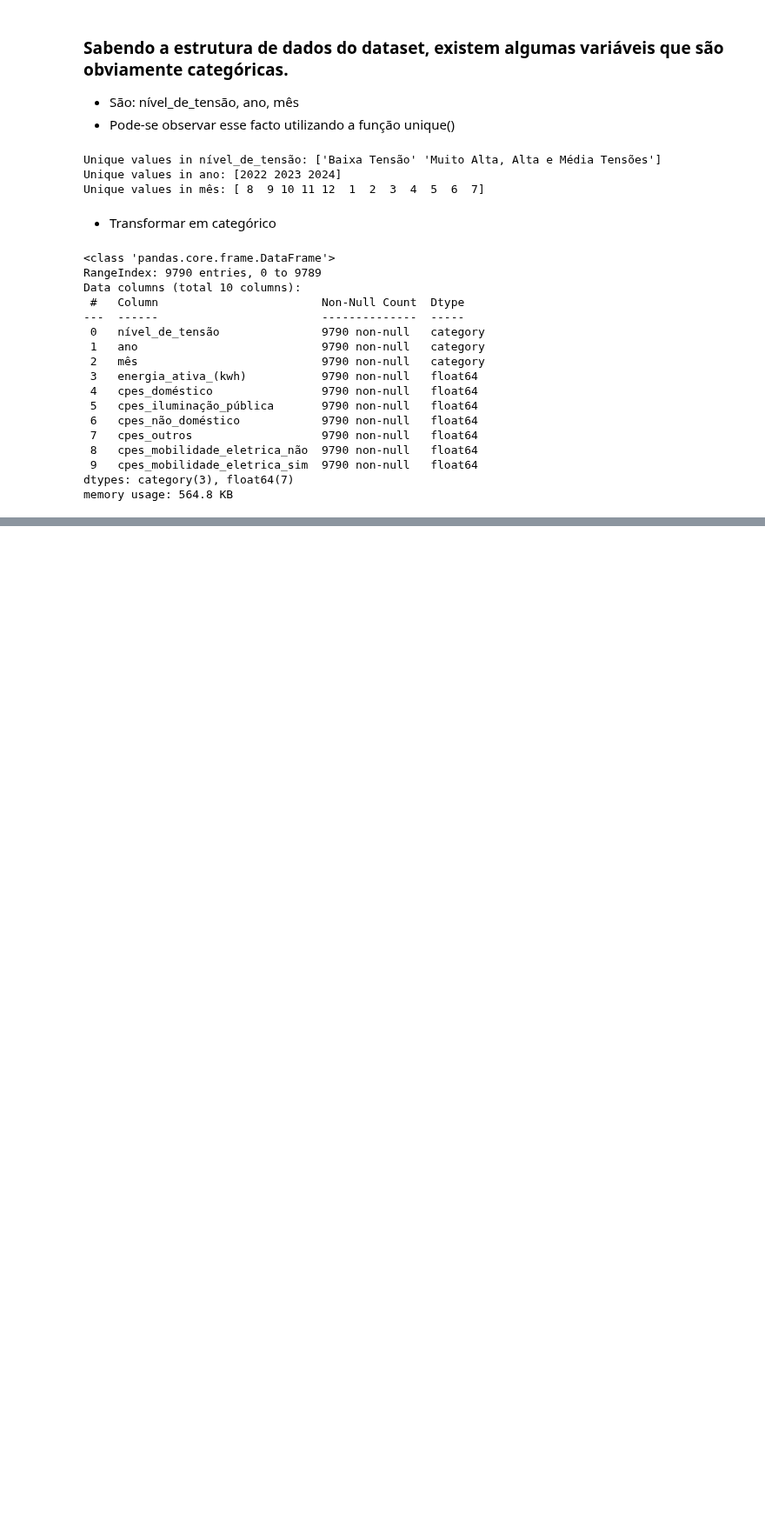
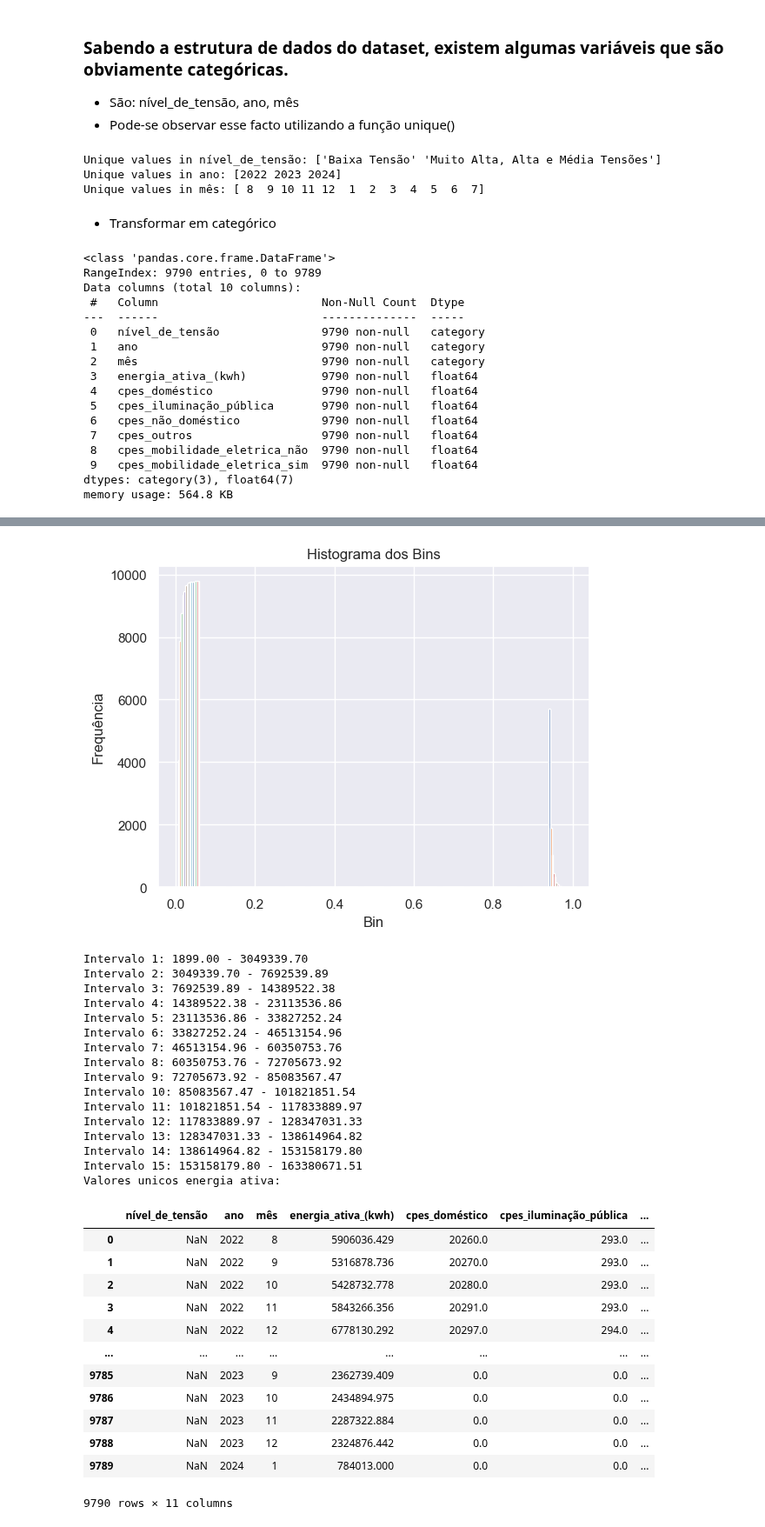
Before and after one commit to kreativermario/Projeto-DECD, a Jupyter notebook: notebooks/data_preparation_categoric.ipynb, the cells around one changed output, grey strips where cells are left out. Shown at 87% size. Saved outputs shown, nothing was run; the diff lists cells and outputs as text; code cells hidden in the pictures; blank space fills up the shorter version.

Commit message:
Prepacao de dados categorico

```diff
--- a/notebooks/data_preparation_categoric.ipynb
+++ b/notebooks/data_preparation_categoric.ipynb
@@ -115,0 +122,72 @@ max    2186.000000                 264079.000000                    191.000000
+# %%
+energia_ativa = merged_df["energia_ativa_(kwh)"]
+
+# Criar um binning por percentis com 15 bins
+discretizer = KBinsDiscretizer(n_bins=15, strategy="kmeans", subsample=None)
+
+# Ajustar o discretizador aos dados e transformá-los em bins
+bins = discretizer.fit_transform(energia_ativa.values.reshape(-1, 1))
+
+# Converter a matriz esparsa em uma matriz densa
+bins_dense = bins.toarray()
+
+# Histograma dos bins
+plt.hist(bins_dense, bins=15)
+plt.xlabel('Bin')
+plt.ylabel('Frequência')
+plt.title('Histograma dos Bins')
+plt.show()
+
+# Obter os limites dos intervalos dos bins
+bin_edges = discretizer.bin_edges_[0]
+
+# Criar uma lista de categorias com base nos limites dos intervalos
+categorias = [f'Intervalo {i+1}: {bin_edges[i]:.2f} - {bin_edges[i+1]:.2f}' for i in range(len(bin_edges)-1)]
+
+# Imprimir as categorias
+for categoria in categorias:
+    print(categoria)
+
+# Mapear os valores originais para os intervalos discretizados
+merged_df['energia_ativa_bins'] = pd.cut(energia_ativa,
+                                         bins=discretizer.bin_edges_[0],
+                                         labels=categorias,
+                                         include_lowest=True)
+
+# Exibir os primeiros registros do DataFrame para verificar as mudanças
+merged_df.head()
+print(f"Valores unicos energia ativa: \n")
+merged_df['energia_ativa_bins'].unique()
+
+merged_df
+# %% [output]
+[figure, added]
+Intervalo 1: 1899.00 - 3049339.70
+Intervalo 2: 3049339.70 - 7692539.89
+Intervalo 3: 7692539.89 - 14389522.38
+Intervalo 4: 14389522.38 - 23113536.86
+Intervalo 5: 23113536.86 - 33827252.24
+Intervalo 6: 33827252.24 - 46513154.96
+Intervalo 7: 46513154.96 - 60350753.76
+Intervalo 8: 60350753.76 - 72705673.92
+Intervalo 9: 72705673.92 - 85083567.47
+Intervalo 10: 85083567.47 - 101821851.54
+Intervalo 11: 101821851.54 - 117833889.97
+Intervalo 12: 117833889.97 - 128347031.33
+Intervalo 13: 128347031.33 - 138614964.82
+Intervalo 14: 138614964.82 - 153158179.80
+Intervalo 15: 153158179.80 - 163380671.51
+Valores unicos energia ativa:
+|  | nível_de_tensão | ano | mês | energia_ativa_(kwh) | cpes_doméstico | cpes_iluminação_pública | ... |
+| 0 | NaN | 2022 | 8 | 5906036.429 | 20260.0 | 293.0 | ... |
+| 1 | NaN | 2022 | 9 | 5316878.736 | 20270.0 | 293.0 | ... |
+| 2 | NaN | 2022 | 10 | 5428732.778 | 20280.0 | 293.0 | ... |
+| 3 | NaN | 2022 | 11 | 5843266.356 | 20291.0 | 293.0 | ... |
+| 4 | NaN | 2022 | 12 | 6778130.292 | 20297.0 | 294.0 | ... |
+| ... | ... | ... | ... | ... | ... | ... | ... |
+| 9785 | NaN | 2023 | 9 | 2362739.409 | 0.0 | 0.0 | ... |
+| 9786 | NaN | 2023 | 10 | 2434894.975 | 0.0 | 0.0 | ... |
+| 9787 | NaN | 2023 | 11 | 2287322.884 | 0.0 | 0.0 | ... |
+| 9788 | NaN | 2023 | 12 | 2324876.442 | 0.0 | 0.0 | ... |
+| 9789 | NaN | 2024 | 1 | 784013.000 | 0.0 | 0.0 | ... |
+9790 rows × 11 columns
```
Also changed, not shown: parts of 2 cells of this notebook, 1 other file.
